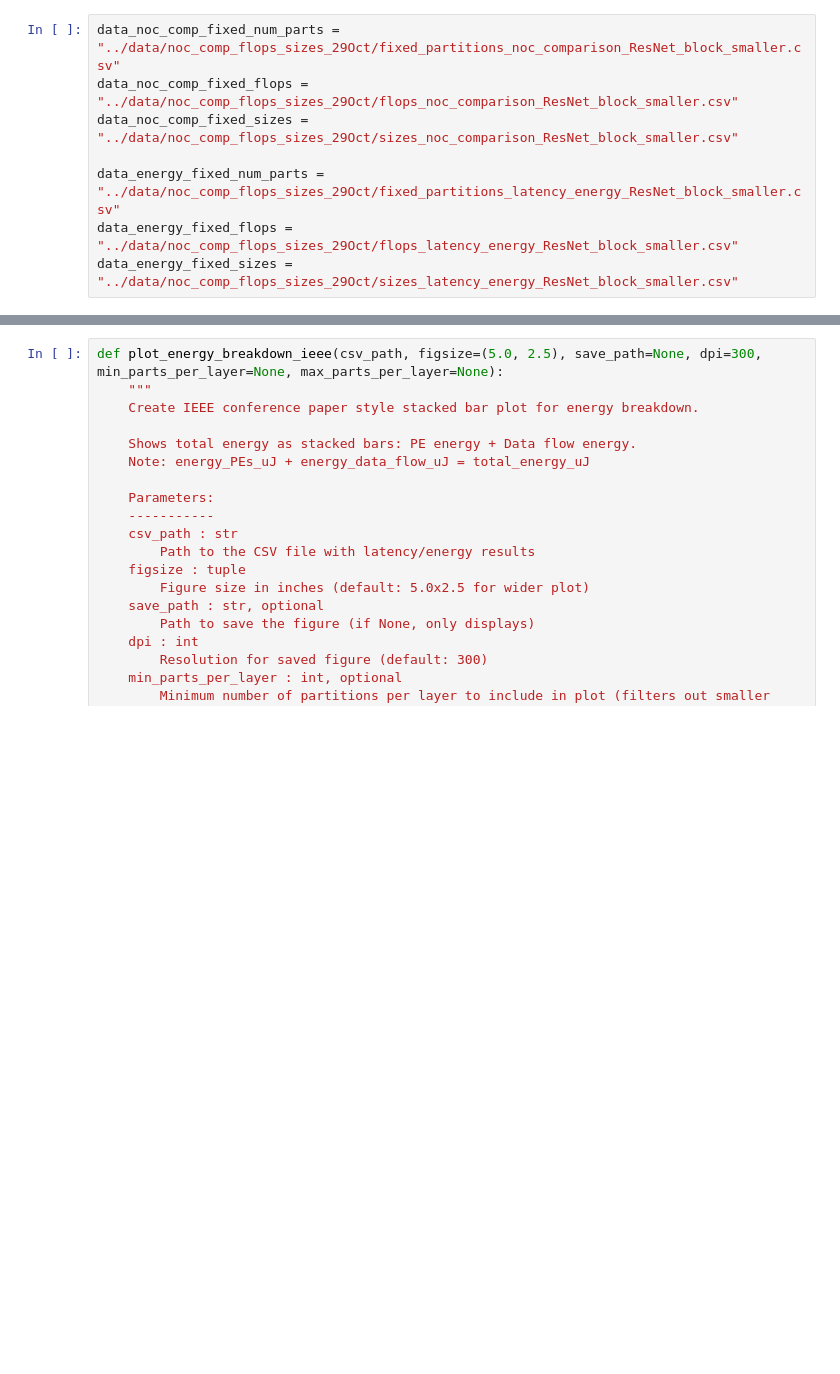
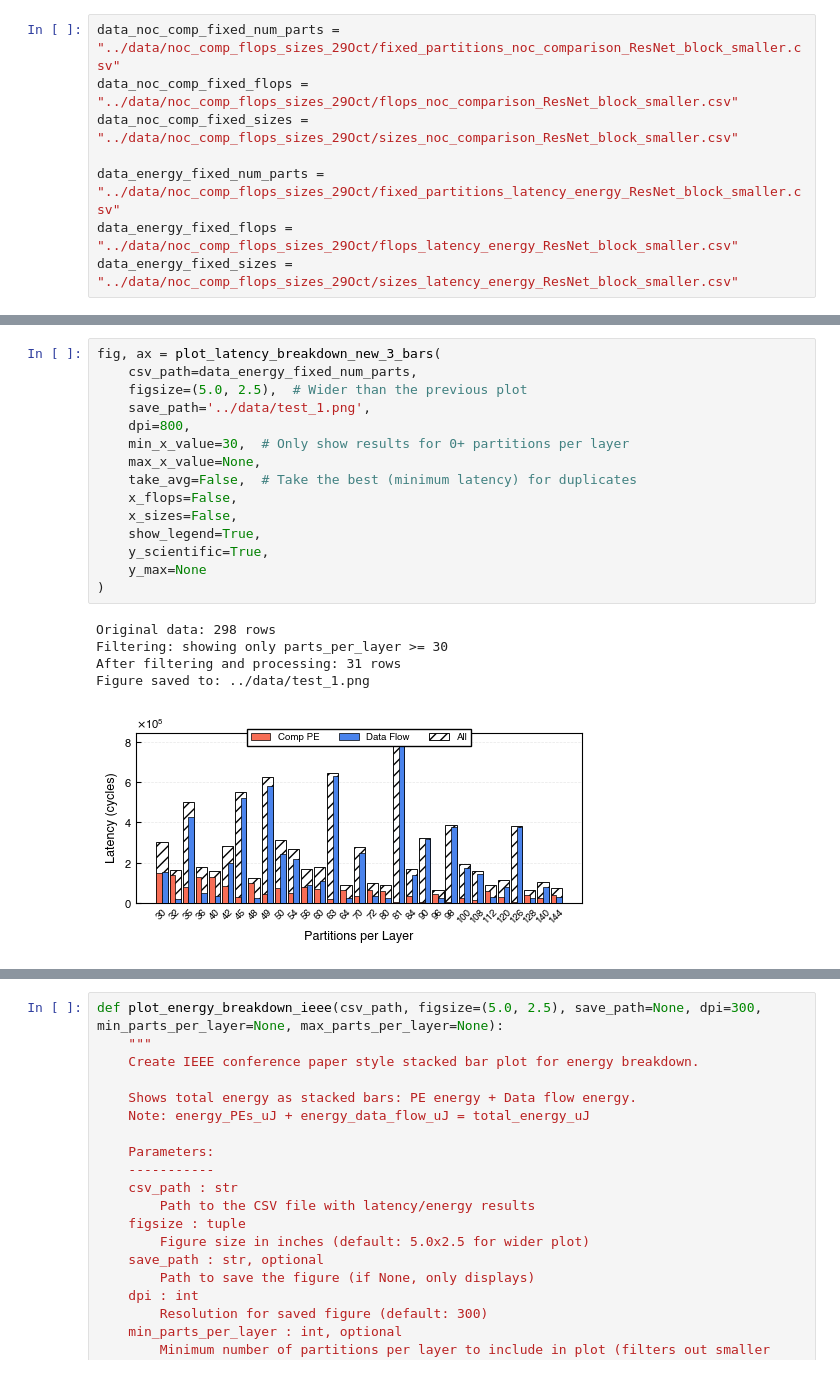
Before and after one commit to jjastrz14/ReNOS, a Jupyter notebook: notebooks/NoC_comparisons.ipynb, the cells around one changed output, grey strips where cells are left out. Cells and saved outputs as stored; diff of their text form; blank space fills up the shorter version.

```diff
--- a/notebooks/NoC_comparisons.ipynb
+++ b/notebooks/NoC_comparisons.ipynb
@@ -908,0 +909,21 @@ Figure saved to: ../data/ResNet_s_12x12_fixed_num_partitions.png
+# %%
+fig, ax = plot_latency_breakdown_new_3_bars(
+    csv_path=data_energy_fixed_num_parts,
+    figsize=(5.0, 2.5),  # Wider than the previous plot
+    save_path='../data/test_1.png',
+    dpi=800,
+    min_x_value=30,  # Only show results for 0+ partitions per layer
+    max_x_value=None,
+    take_avg=False,  # Take the best (minimum latency) for duplicates
+    x_flops=False,
+    x_sizes=False,
+    show_legend=True,
+    y_scientific=True,
+    y_max=None
+)
+# %% [output]
+Original data: 298 rows
+Filtering: showing only parts_per_layer >= 30
+After filtering and processing: 31 rows
+Figure saved to: ../data/test_1.png
+[figure, added]
```
Also changed, not shown: parts of 18 cells of this notebook, 2 other files.
